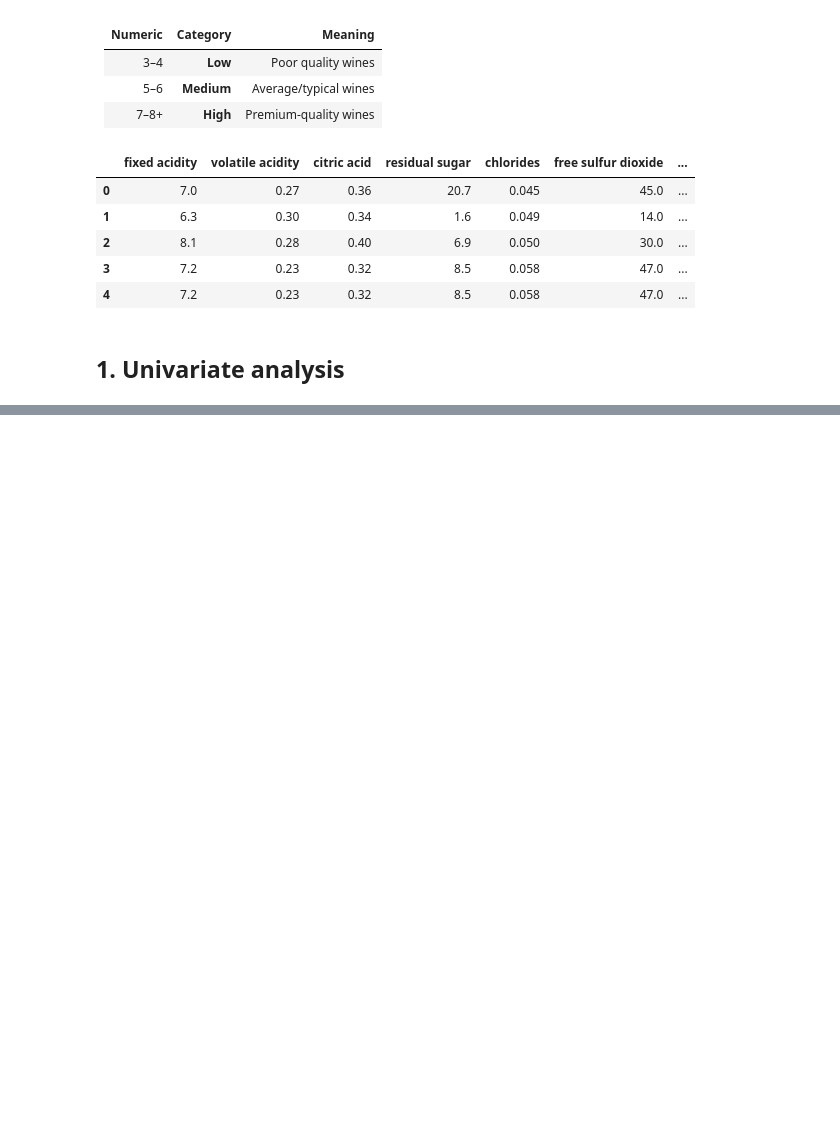
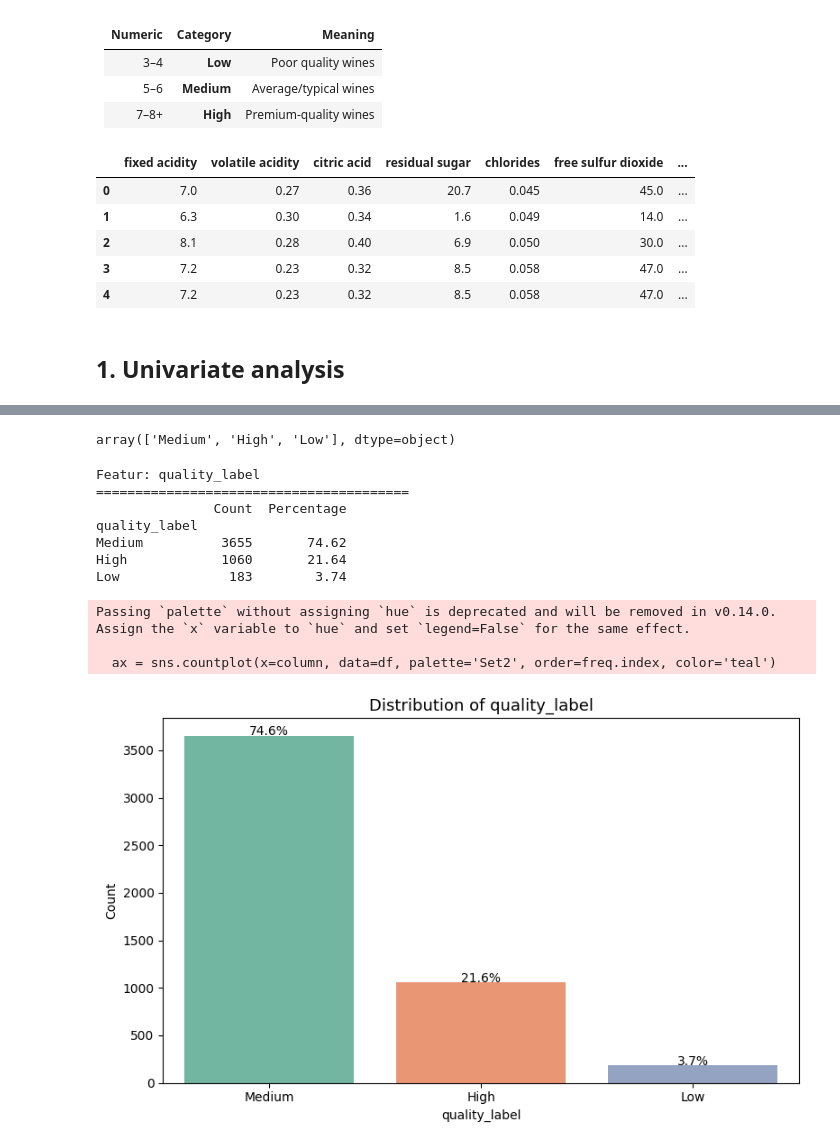
Before and after one commit to KudoroEsther/Files_Backend, a Jupyter notebook: EDA_Revised.ipynb, the cells around one changed output, grey strips where cells are left out. Saved outputs shown, nothing was run; the diff lists cells and outputs as text; code cells hidden in the pictures; blank space fills up the shorter version.

```diff
--- a/EDA_Revised.ipynb
+++ b/EDA_Revised.ipynb
@@ -112,0 +262,50 @@ def univariate_numerical_eda(df, column):
+# %%
+def univariate_categorical_eda(df, column):
+    """
+    Performs univariate EDA on a categorical or ordinal column.
+    Displays frequency table, proportion, and a countplot.
+    """
+    print(f'\nFeatur: {column}')
+    print('='*40)
+
+    #Frequency + proportion
+    freq = df[column].value_counts()
+    prop = df[column].value_counts(normalize=True)*100
+    summary = pd.DataFrame({'Count':freq, 'Percentage': prop.round(2)})
+    print(summary)
+    print()
+
+    #Visualization
+    plt.figure(figsize=(8,5))
+    ax = sns.countplot(x=column, data=df, palette='Set2', order=freq.index, color='teal')
+    plt.title(f'Distribution of {column}', fontsize= 13)
+    plt.xlabel(column)
+    plt.ylabel('Count')
+
+    #Annotating each bar with percentage
+    total = len(df[column])
+    for p in ax.patches:
+        height = p.get_height()
+        ax.text(p.get_x() + p.get_width()/2, height+1,
+                f'{(height/total)*100:.1f}%', ha='center')
+
+    plt.tight_layout()
+    plt.show()
+# %%
+white_wine['quality_label'].unique()
+# %% [output]
+array(['Medium', 'High', 'Low'], dtype=object)
+# %%
+univariate_categorical_eda(white_wine, 'quality_label')
+# %% [output]
+Featur: quality_label
+========================================
+               Count  Percentage
+quality_label
+Medium          3655       74.62
+High            1060       21.64
+Low              183        3.74
+Passing `palette` without assigning `hue` is deprecated and will be removed in v0.14.0. Assign the `x` variable to `hue` and set `legend=False` for the same effect.
+
+  ax = sns.countplot(x=column, data=df, palette='Set2', order=freq.index, color='teal')
+[figure, added]
```
Also changed, not shown: parts of 4 cells of this notebook.
